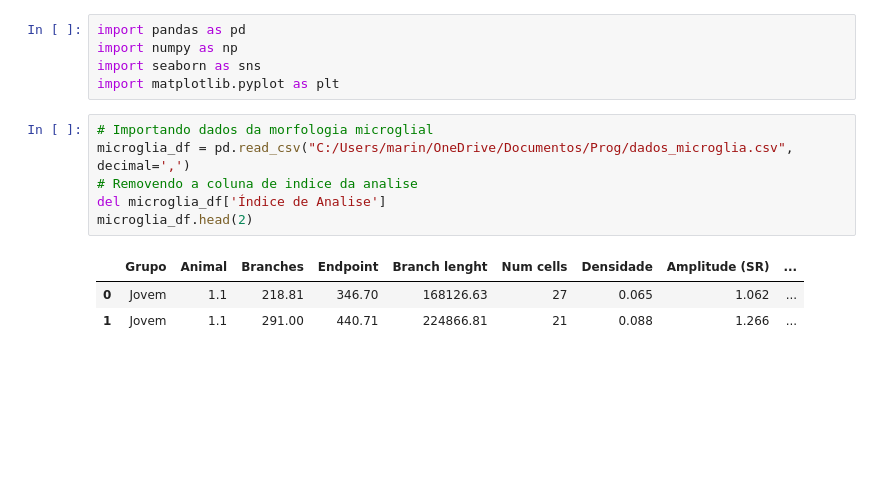
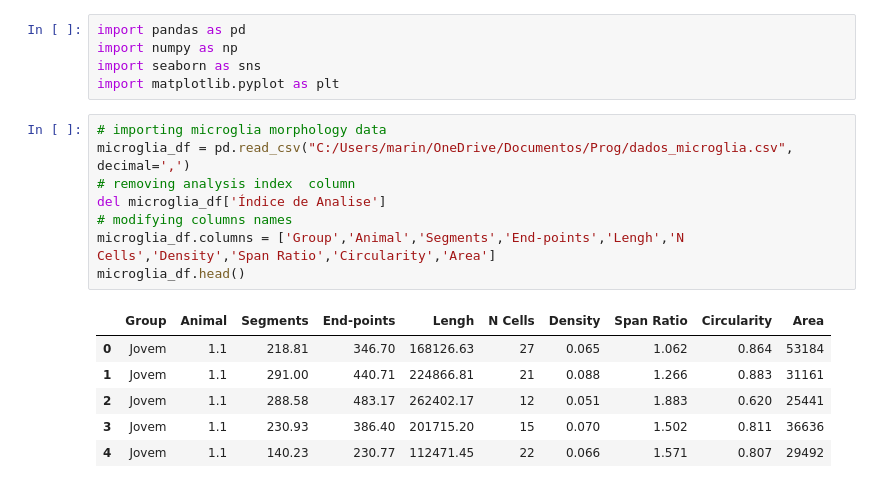
Before and after one commit to marinalemosc/prog_microglia, a Jupyter notebook: prog_microglia.ipynb, the cells around one changed output. Drawn from its saved outputs; the diff is of its cells as text; blank space fills up the shorter version.

```diff
--- a/prog_microglia.ipynb
+++ b/prog_microglia.ipynb
@@ -4,12 +4,17 @@ import numpy as np
 import seaborn as sns
 import matplotlib.pyplot as plt
 # %%
-# Importando dados da morfologia microglial
+# importing microglia morphology data
 microglia_df = pd.read_csv("C:/Users/marin/OneDrive/Documentos/Prog/dados_microglia.csv", decimal=',')
-# Removendo a coluna de indice da analise
+# removing analysis index  column
 del microglia_df['Índice de Analise']
-microglia_df.head(2)
+# modifying columns names
+microglia_df.columns = ['Group','Animal','Segments','End-points','Lengh','N Cells','Density','Span Ratio','Circularity','Area']
+microglia_df.head()
 # %% [output]
-|  | Grupo | Animal | Branches | Endpoint | Branch lenght | Num cells | Densidade | Amplitude (SR) | ... |
-| 0 | Jovem | 1.1 | 218.81 | 346.70 | 168126.63 | 27 | 0.065 | 1.062 | ... |
-| 1 | Jovem | 1.1 | 291.00 | 440.71 | 224866.81 | 21 | 0.088 | 1.266 | ... |
+|  | Group | Animal | Segments | End-points | Lengh | N Cells | Density | Span Ratio | Circularity | Area |
+| 0 | Jovem | 1.1 | 218.81 | 346.70 | 168126.63 | 27 | 0.065 | 1.062 | 0.864 | 53184 |
+| 1 | Jovem | 1.1 | 291.00 | 440.71 | 224866.81 | 21 | 0.088 | 1.266 | 0.883 | 31161 |
+| 2 | Jovem | 1.1 | 288.58 | 483.17 | 262402.17 | 12 | 0.051 | 1.883 | 0.620 | 25441 |
+| 3 | Jovem | 1.1 | 230.93 | 386.40 | 201715.20 | 15 | 0.070 | 1.502 | 0.811 | 36636 |
+| 4 | Jovem | 1.1 | 140.23 | 230.77 | 112471.45 | 22 | 0.066 | 1.571 | 0.807 | 29492 |
```
Also changed, not shown: parts of 4 cells of this notebook.
